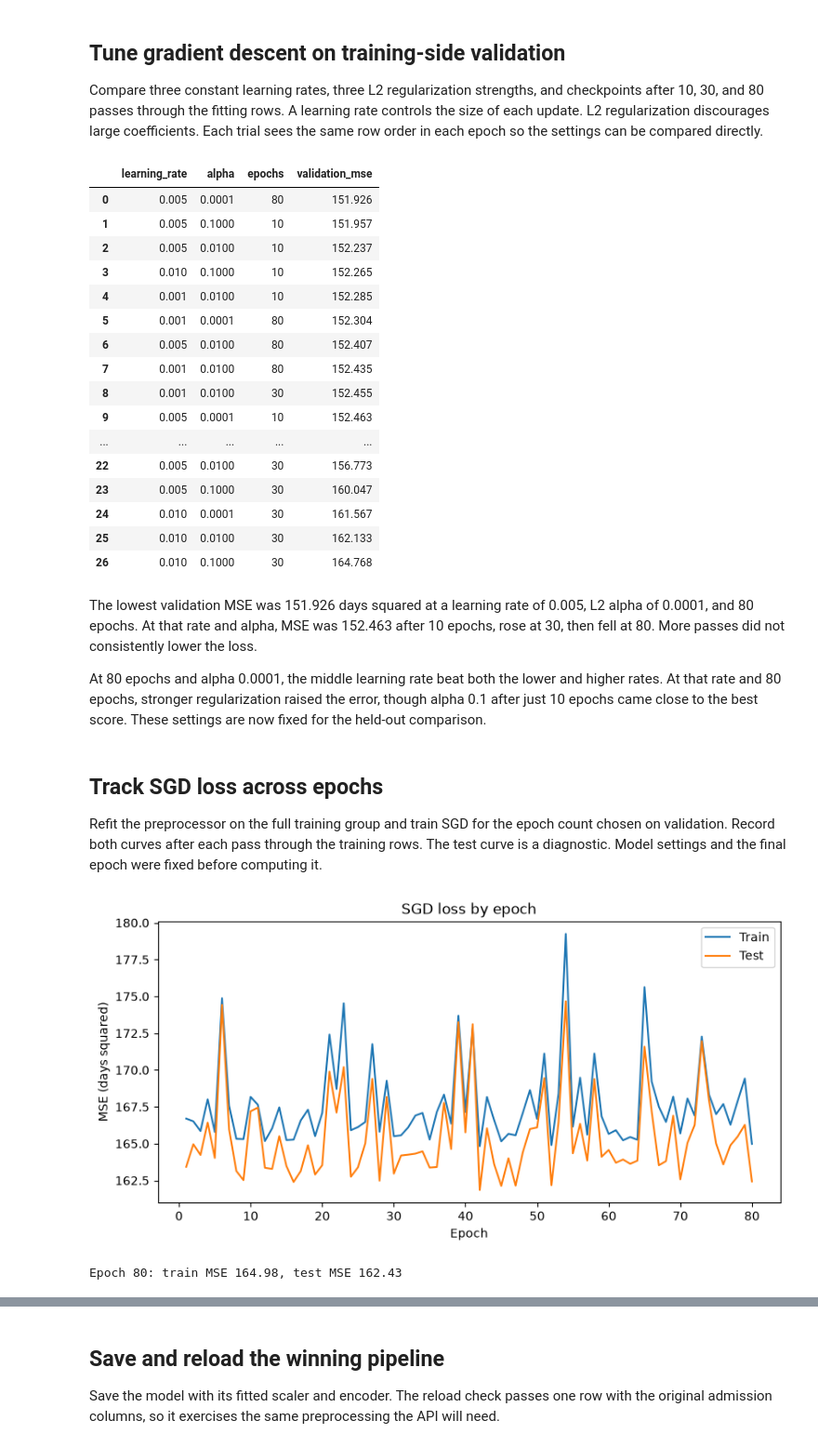
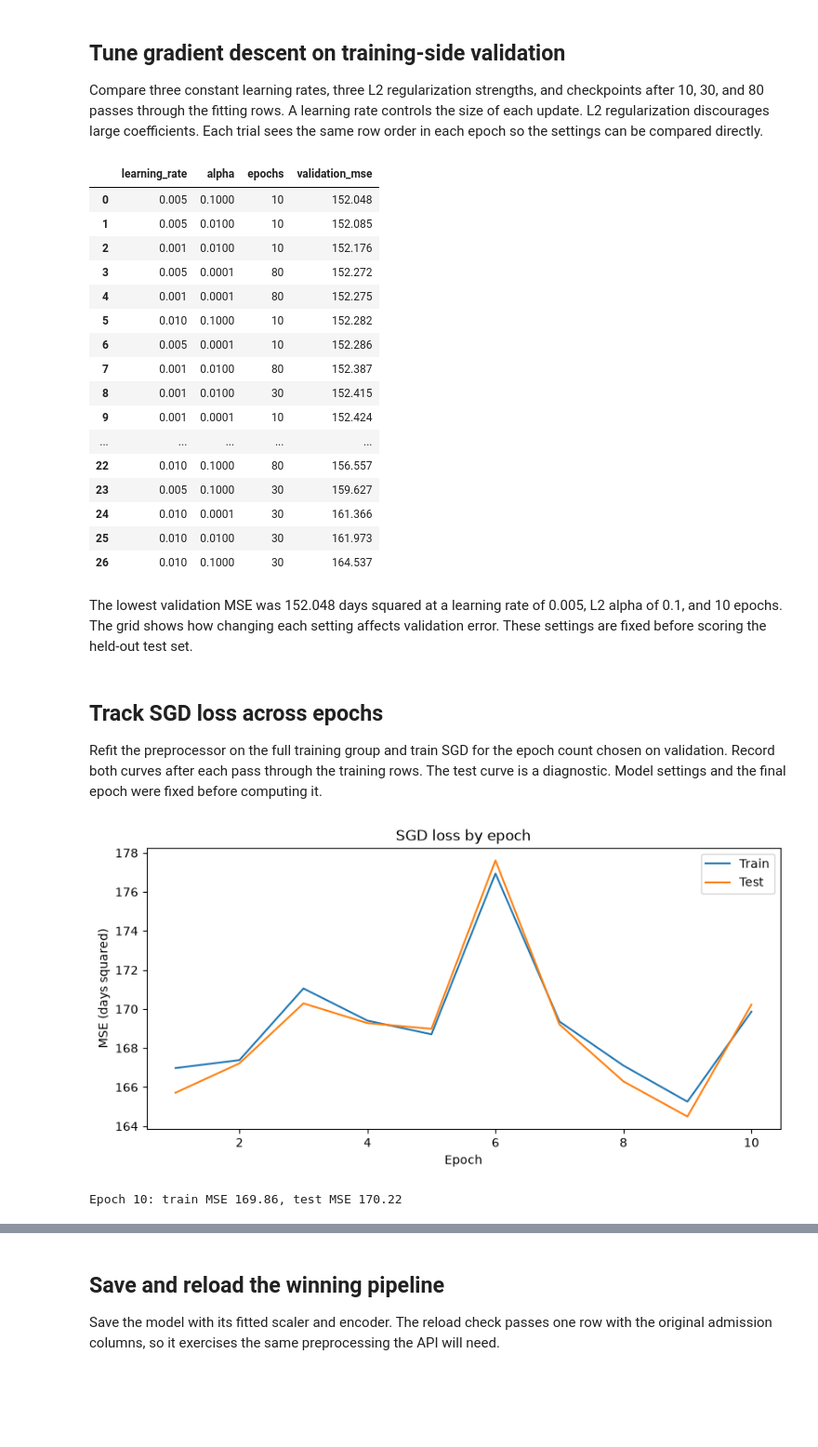
Before and after one commit to Mich-O/linear_regression_model, a Jupyter notebook: summative/linear_regression/multivariate.ipynb, the cells around one changed output, grey strips where cells are left out. Shown at 93% size. Drawn from its saved outputs; the diff is of its cells as text; code cells hidden in the pictures; blank space fills up the shorter version.

Commit message:
Fit and verify all four models with eight admission features

```diff
--- a/summative/linear_regression/multivariate.ipynb
+++ b/summative/linear_regression/multivariate.ipynb
@@ -28,6 +28,8 @@ numeric_features = ["adm_age", "adm_kg", "adm_cm", "adm_muac"]
 categorical_features = ["adm_sex", "adm_oedema_YN", "adm_referral"]
 shared_features = numeric_features + categorical_features
 z_score = "adm_whz06"
+model_numeric_features = [*numeric_features, z_score]
+model_features = model_numeric_features + categorical_features
 target = "recovered_los"
 
 eligible = source.loc[
@@ -223,21 +225,27 @@ Standardize each numeric column using its training mean and standard deviation.
 # %%
 from sklearn.compose import ColumnTransformer
+from sklearn.impute import SimpleImputer
+from sklearn.pipeline import Pipeline
 from sklearn.preprocessing import OneHotEncoder, StandardScaler
 
 
 def make_preprocessor(numeric_columns, categorical_columns):
+    numeric_pipeline = Pipeline([
+        ("impute", SimpleImputer(strategy="median")),
+        ("scale", StandardScaler()),
+    ])
     return ColumnTransformer(
         [
-            ("numeric", StandardScaler(), numeric_columns),
+            ("numeric", numeric_pipeline, numeric_columns),
             ("categorical", OneHotEncoder(handle_unknown="ignore"), categorical_columns),
         ],
         verbose_feature_names_out=False,
     )
 
 
-preview_preprocessor = make_preprocessor(numeric_features, categorical_features)
-encoded_train = preview_preprocessor.fit_transform(train[shared_features])
-print(f"{len(shared_features)} raw inputs become {encoded_train.shape[1]} model columns")
+preview_preprocessor = make_preprocessor(model_numeric_features, categorical_features)
+encoded_train = preview_preprocessor.fit_transform(train[model_features])
+print(f"{len(model_features)} raw inputs become {encoded_train.shape[1]} model columns")
 pd.DataFrame(
     encoded_train[:5],
     columns=preview_preprocessor.get_feature_names_out(),
@@ -316,9 +322,9 @@ from itertools import product
 import numpy as np
 from sklearn.linear_model import SGDRegressor
 
-sgd_preprocessor = make_preprocessor(numeric_features, categorical_features)
-fit_inputs = sgd_preprocessor.fit_transform(fit_rows[shared_features])
-validation_inputs = sgd_preprocessor.transform(validation_rows[shared_features])
+sgd_preprocessor = make_preprocessor(model_numeric_features, categorical_features)
+fit_inputs = sgd_preprocessor.fit_transform(fit_rows[model_features])
+validation_inputs = sgd_preprocessor.transform(validation_rows[model_features])
 fit_days = fit_rows[target].to_numpy()
 
 epoch_checkpoints = (10, 30, 80)
@@ -348,64 +354,62 @@ best_sgd = sgd_results.iloc[0]
 sgd_results.round({"validation_mse": 3})
 # %% [output]
 |  | learning_rate | alpha | epochs | validation_mse |
-| 0 | 0.005 | 0.0001 | 80 | 151.926 |
-| 1 | 0.005 | 0.1000 | 10 | 151.957 |
-| 2 | 0.005 | 0.0100 | 10 | 152.237 |
-| 3 | 0.010 | 0.1000 | 10 | 152.265 |
-| 4 | 0.001 | 0.0100 | 10 | 152.285 |
-| 5 | 0.001 | 0.0001 | 80 | 152.304 |
-| 6 | 0.005 | 0.0100 | 80 | 152.407 |
-| 7 | 0.001 | 0.0100 | 80 | 152.435 |
-| 8 | 0.001 | 0.0100 | 30 | 152.455 |
-| 9 | 0.005 | 0.0001 | 10 | 152.463 |
+| 0 | 0.005 | 0.1000 | 10 | 152.048 |
+| 1 | 0.005 | 0.0100 | 10 | 152.085 |
+| 2 | 0.001 | 0.0100 | 10 | 152.176 |
+| 3 | 0.005 | 0.0001 | 80 | 152.272 |
+| 4 | 0.001 | 0.0001 | 80 | 152.275 |
+| 5 | 0.010 | 0.1000 | 10 | 152.282 |
+| 6 | 0.005 | 0.0001 | 10 | 152.286 |
+| 7 | 0.001 | 0.0100 | 80 | 152.387 |
+| 8 | 0.001 | 0.0100 | 30 | 152.415 |
+| 9 | 0.001 | 0.0001 | 10 | 152.424 |
 | ... | ... | ... | ... | ... |
-| 22 | 0.005 | 0.0100 | 30 | 156.773 |
-| 23 | 0.005 | 0.1000 | 30 | 160.047 |
-| 24 | 0.010 | 0.0001 | 30 | 161.567 |
-| 25 | 0.010 | 0.0100 | 30 | 162.133 |
-| 26 | 0.010 | 0.1000 | 30 | 164.768 |
+| 22 | 0.010 | 0.1000 | 80 | 156.557 |
+| 23 | 0.005 | 0.1000 | 30 | 159.627 |
+| 24 | 0.010 | 0.0001 | 30 | 161.366 |
+| 25 | 0.010 | 0.0100 | 30 | 161.973 |
+| 26 | 0.010 | 0.1000 | 30 | 164.537 |
 # %% [markdown]
-The lowest validation MSE was 151.926 days squared at a learning rate of 0.005, L2 alpha of 0.0001, and 80 epochs. At that rate and alpha, MSE was 152.463 after 10 epochs, rose at 30, then fell at 80. More passes did not consistently lower the loss.
-
-At 80 epochs and alpha 0.0001, the middle learning rate beat both the lower and higher rates. At that rate and 80 epochs, stronger regularization raised the error, though alpha 0.1 after just 10 epochs came close to the best score. These settings are now fixed for the held-out comparison.
+The lowest validation MSE was 152.048 days squared at a learning rate of 0.005, L2 alpha of 0.1, and 10 epochs. The grid shows how changing each setting affects validation error. These settings are fixed before scoring the held-out test set.
 # %% [markdown]
 ## Track SGD loss across epochs
 
 Refit the preprocessor on the full training group and train SGD for the epoch count chosen on validation. Record both curves after each pass through the training rows. The test curve is a diagnostic. Model settings and the final epoch were fixed before computing it.
 # %%
-final_sgd_preprocessor = make_preprocessor(numeric_features, categorical_features)
-train_inputs = final_sgd_preprocessor.fit_transform(train[shared_features])
-test_inputs = final_sgd_preprocessor.transform(test[shared_features])
+final_sgd_preprocessor = make_preprocessor(model_numeric_features, categorical_features)
+train_inputs = final_sgd_preprocessor.fit_transform(train[model_features])
+test_inputs = final_sgd_preprocessor.transform(test[model_features])
 train_days = train[target].to_numpy()
 test_days = test[target].to_numpy()
 
 final_sgd = SGDRegressor(
     learning_rate="constant", eta0=float(best_sgd["learning_rate"]),
     penalty="l2", alpha=float(best_sgd["alpha"]), shuffle=False, random_state=seed,
 )
 rng = np.random.default_rng(seed)
 train_mse, test_mse = [], []
 for epoch in range(int(best_sgd["epochs"])):
     order = rng.permutation(len(train_days))
     final_sgd.partial_fit(train_inputs[order], train_days[order])
     train_mse.append(mean_squared_error(train_days, final_sgd.predict(train_inputs)))
     test_mse.append(mean_squared_error(test_days, final_sgd.predict(test_inputs)))
 
 sgd_pipeline = Pipeline([
     ("preprocessing", final_sgd_preprocessor),
     ("regression", final_sgd),
 ])
 
 epochs = range(1, len(train_mse) + 1)
 fig, ax = plt.subplots(figsize=(8, 4), layout="constrained")
 ax.plot(epochs, train_mse, label="Train")
 ax.plot(epochs, test_mse, label="Test")
 ax.set(xlabel="Epoch", ylabel="MSE (days squared)", title="SGD loss by epoch")
 ax.legend()
 plt.show()
 
 print(f"Epoch {len(train_mse)}: train MSE {train_mse[-1]:.2f}, test MSE {test_mse[-1]:.2f}")
 # %% [output]
-[figure, old version]
+[figure, new version]
-Epoch 80: train MSE 164.98, test MSE 162.43
+Epoch 10: train MSE 169.86, test MSE 170.22
 # %% [markdown]
```
Also changed, not shown: parts of 13 cells of this notebook, 1 other file.
